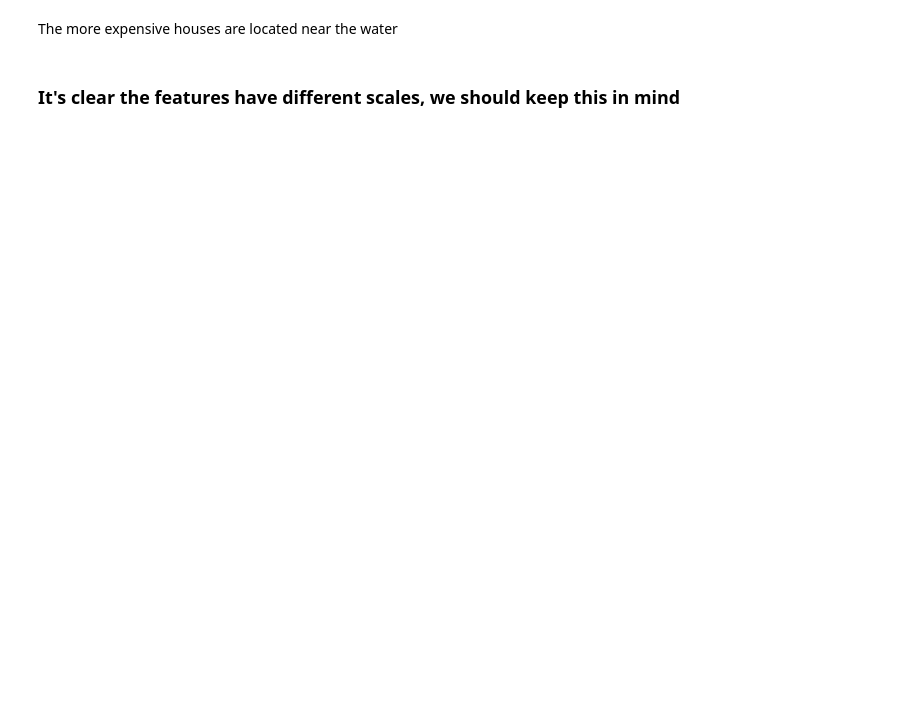
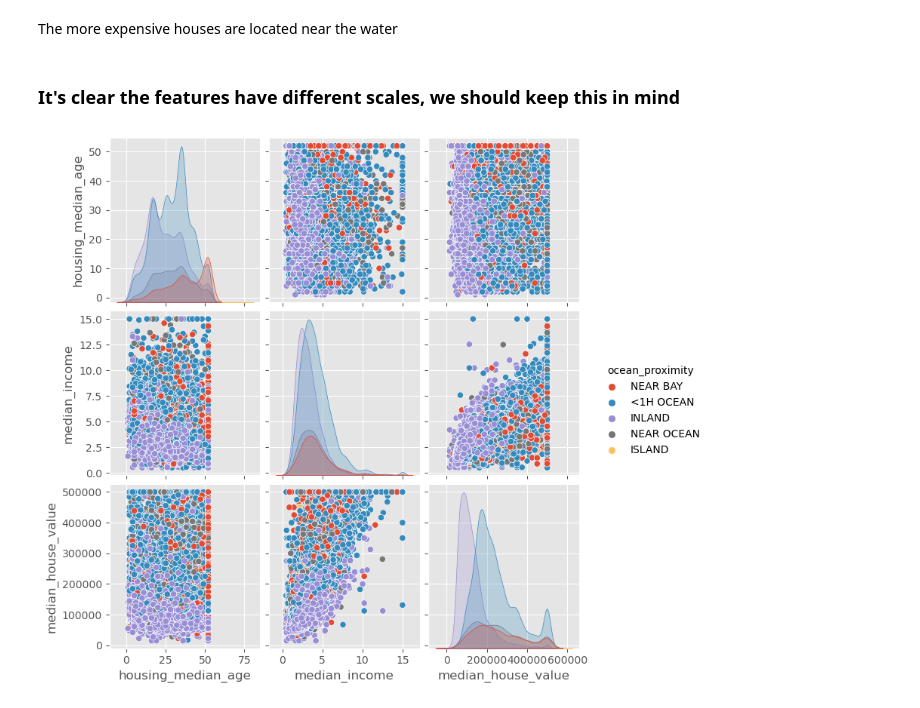
Before and after one commit to Crisheight/bloodCellClassificationEDA, a Jupyter notebook: rosaMLProject1.ipynb, the cells around one changed output. Saved outputs shown, nothing was run; the diff lists cells and outputs as text; code cells hidden in the pictures; blank space fills up the shorter version.

```diff
--- a/rosaMLProject1.ipynb
+++ b/rosaMLProject1.ipynb
@@ -408,3 +410,10 @@ plt.show()
 The more expensive houses are located near the water
 # %% [markdown]
 ### It's clear the features have different scales, we should keep this in mind
+# %%
+sns.pairplot(data=housing_df, vars=['housing_median_age', 'median_income',
+                                    'median_house_value'],
+             hue='ocean_proximity')
+plt.show()
+# %% [output]
+[figure, added]
```
Also changed, not shown: parts of 15 cells of this notebook.
